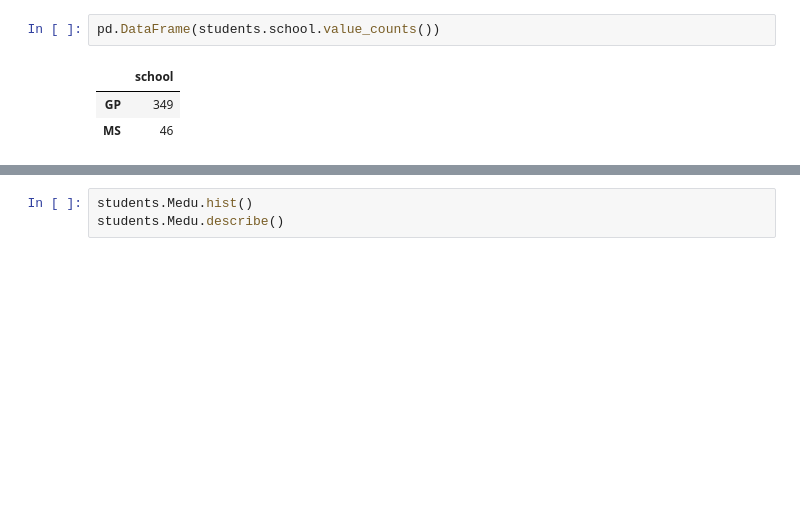
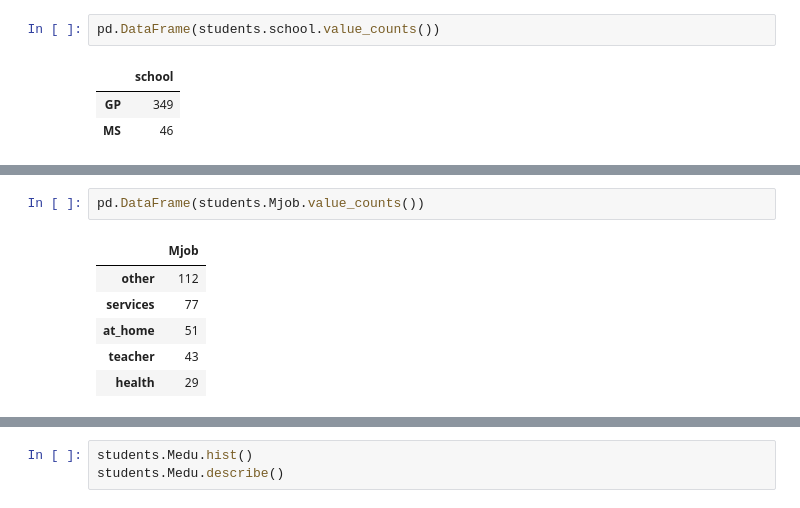
Before and after one commit to v-grodzditskaya/skillfactory_rds, a Jupyter notebook: module_2/EDA.ipynb, the cells around one changed output, grey strips where cells are left out. Drawn from its saved outputs; the diff is of its cells as text; blank space fills up the shorter version.

```diff
--- a/module_2/EDA.ipynb
+++ b/module_2/EDA.ipynb
@@ -55,0 +78,9 @@ pd.DataFrame(students.school.value_counts())
+# %%
+pd.DataFrame(students.Mjob.value_counts())
+# %% [output]
+|  | Mjob |
+| other | 112 |
+| services | 77 |
+| at_home | 51 |
+| teacher | 43 |
+| health | 29 |
```
Also changed, not shown: parts of 24 cells of this notebook, 1 other file.
